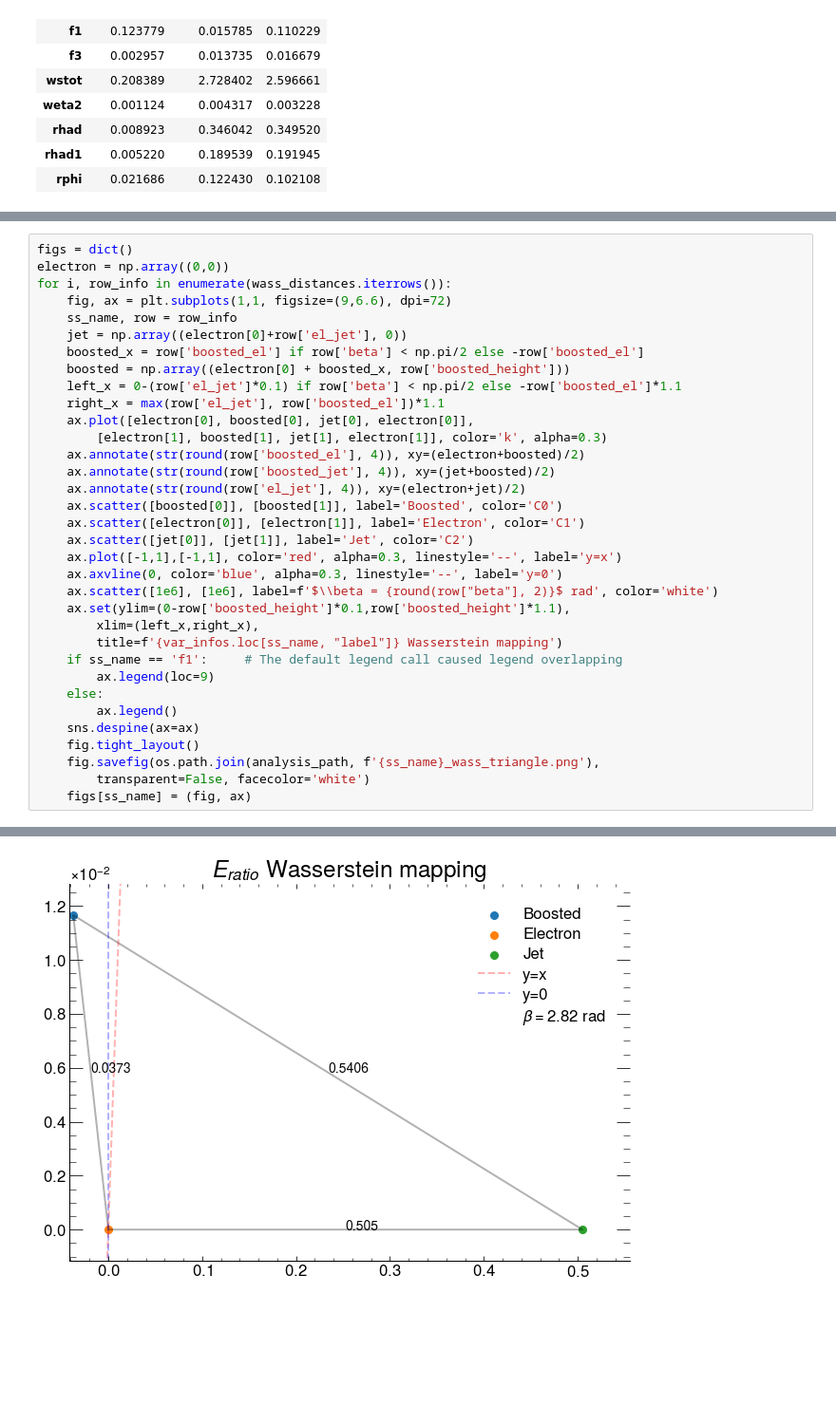
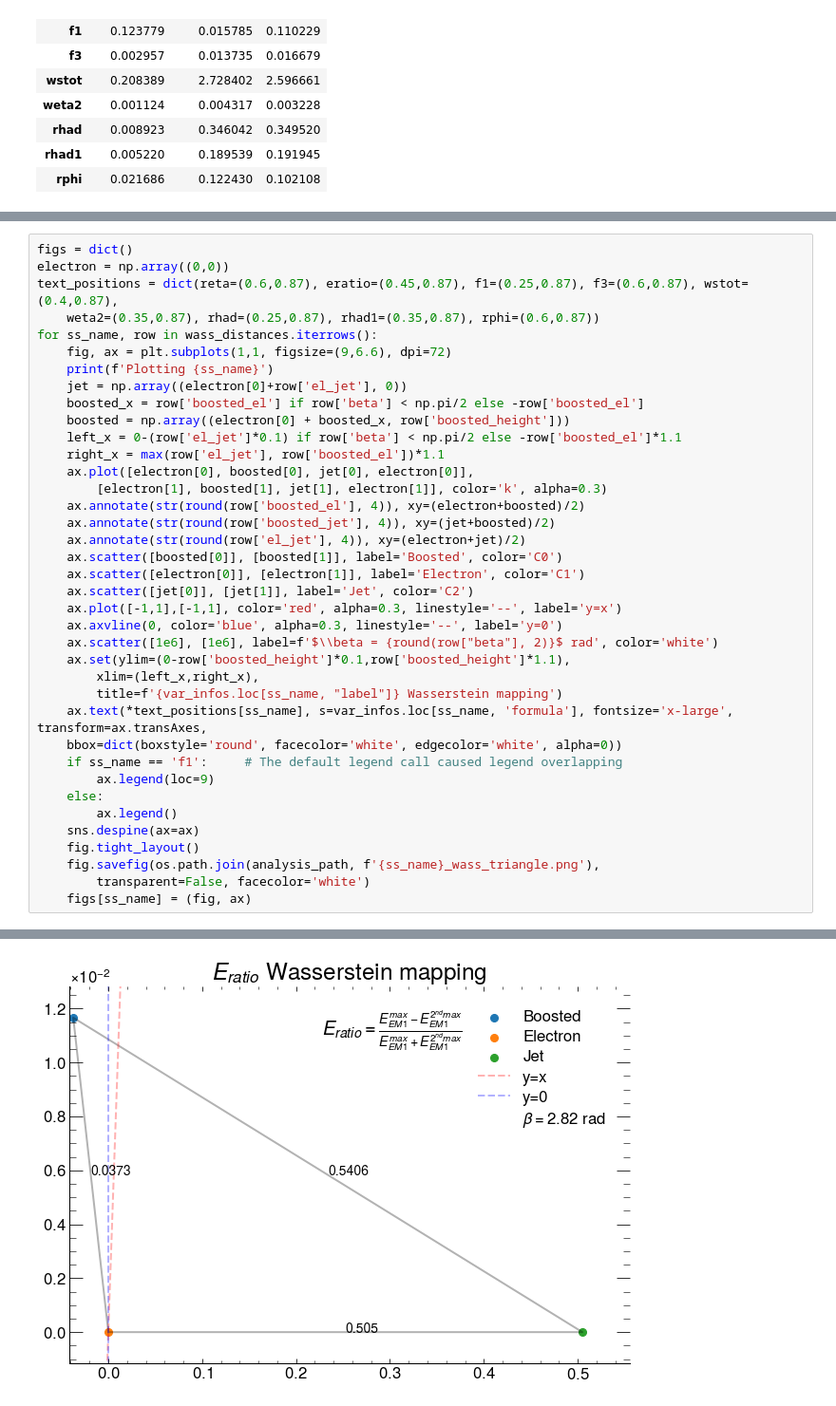
Before and after one commit to lucasbanunes/ringer, a Jupyter notebook: wasserstein_selection.ipynb, the cells around one changed output, grey strips where cells are left out. Shown at 95% size. Cells and saved outputs as stored; diff of their text form; blank space fills up the shorter version.

Commit message:
Updated wasserstein_selection.ipynb to include shower shape variables formula inside the plot.

```diff
--- a/wasserstein_selection.ipynb
+++ b/wasserstein_selection.ipynb
@@ -179,9 +179,11 @@ wass_distances
 # %%
 figs = dict()
 electron = np.array((0,0))
-for i, row_info in enumerate(wass_distances.iterrows()):
+text_positions = dict(reta=(0.6,0.87), eratio=(0.45,0.87), f1=(0.25,0.87), f3=(0.6,0.87), wstot=(0.4,0.87),
+    weta2=(0.35,0.87), rhad=(0.25,0.87), rhad1=(0.35,0.87), rphi=(0.6,0.87))
+for ss_name, row in wass_distances.iterrows():
     fig, ax = plt.subplots(1,1, figsize=(9,6.6), dpi=72)
-    ss_name, row = row_info
+    print(f'Plotting {ss_name}')
     jet = np.array((electron[0]+row['el_jet'], 0))
     boosted_x = row['boosted_el'] if row['beta'] < np.pi/2 else -row['boosted_el']
     boosted = np.array((electron[0] + boosted_x, row['boosted_height']))
@@ -201,6 +203,8 @@ for i, row_info in enumerate(wass_distances.iterrows()):
     ax.set(ylim=(0-row['boosted_height']*0.1,row['boosted_height']*1.1),
         xlim=(left_x,right_x),
         title=f'{var_infos.loc[ss_name, "label"]} Wasserstein mapping')
+    ax.text(*text_positions[ss_name], s=var_infos.loc[ss_name, 'formula'], fontsize='x-large', transform=ax.transAxes,
+    bbox=dict(boxstyle='round', facecolor='white', edgecolor='white', alpha=0))
     if ss_name == 'f1':     # The default legend call caused legend overlapping
         ax.legend(loc=9)
     else:
@@ -215 +228 @@ for i, row_info in enumerate(wass_distances.iterrows()):
-[figure, old version]
+[figure, new version]
```
Also changed, not shown: parts of 2 cells of this notebook.
